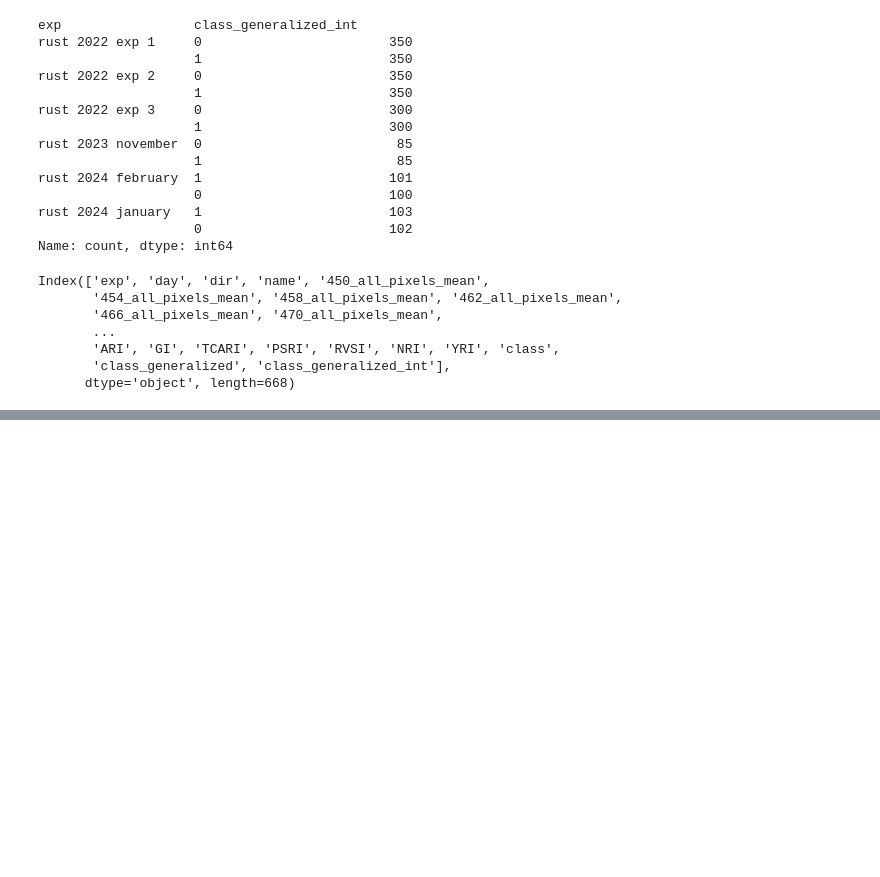
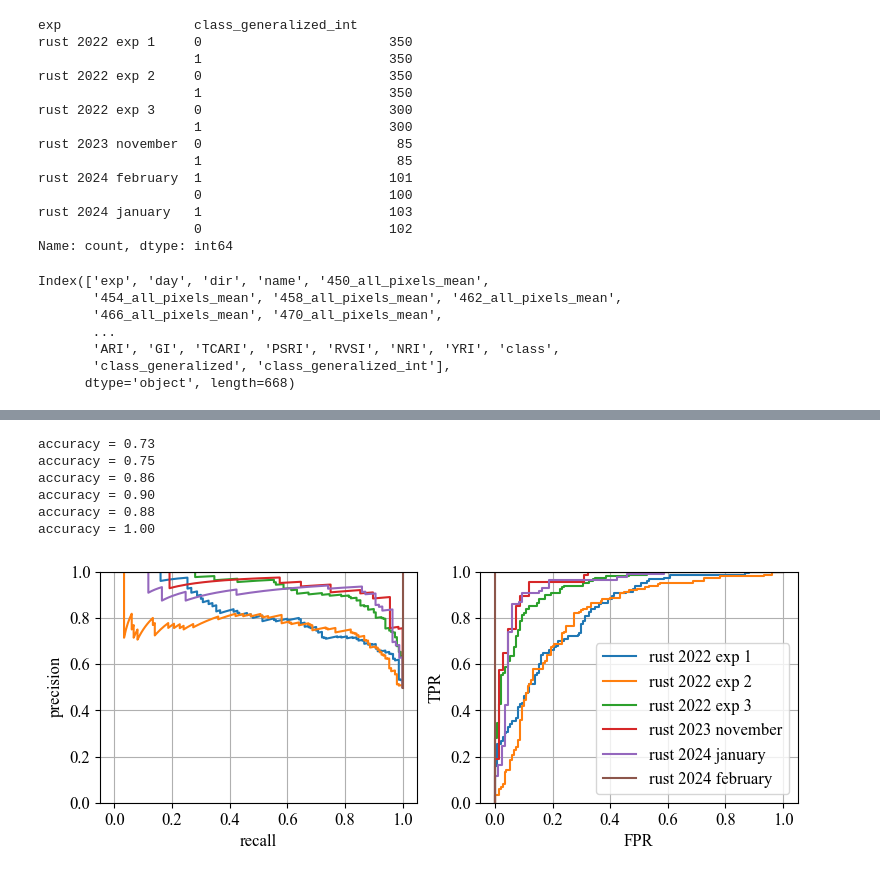
Before and after one commit to DanilaEremenko/HyperProcessing, a Jupyter notebook: main_ml_classify.ipynb, the cells around one changed output, grey strips where cells are left out. Drawn from its saved outputs; the diff is of its cells as text; code cells hidden in the pictures; blank space fills up the shorter version.

```diff
--- a/main_ml_classify.ipynb
+++ b/main_ml_classify.ipynb
@@ -238,0 +328,47 @@ fit_svm(
+# %%
+font = {'family': 'Times New Roman', 'weight': 'normal', 'size': 12}
+matplotlib.rc('font', **font)
+
+best_train_subset_id = -1
+
+fig, axes = plt.subplots(nrows=1, ncols=2, figsize=(9,3))
+for ax in axes:
+    ax.grid()
+
+
+for test_subset in exp_subsets:
+    x_test = features_norm_df[test_subset['indexes_selected']][mean_keys]
+    y_test = features_norm_df[test_subset['indexes_selected']]['class_generalized_int']
+
+    y_pred = model.predict_proba(x_test)
+    y_pred_class = y_pred.argmax(axis=-1)
+    y_pred_proba = y_pred[:,1]
+
+    print(f'accuracy = {metrics.accuracy_score(y_pred_class,y_test):.2f}')
+
+    precision, recall, thresholds = metrics.precision_recall_curve(y_test, y_pred_proba)
+    axes[0].plot(recall, precision, label=test_subset['name'])
+    fpr, tpr, thresholds = metrics.roc_curve(y_test, y_pred_proba)
+    axes[1].plot(fpr, tpr, label=test_subset['name'])
+
+
+
+axes[1].legend()
+for ax in axes:
+    ax.set_ylim(0,1)
+
+axes[0].set_xlabel('recall')
+axes[0].set_ylabel('precision')
+
+axes[1].set_xlabel('FPR')
+axes[1].set_ylabel('TPR')
+
+plt.show()
+# %% [output]
+accuracy = 0.73
+accuracy = 0.75
+accuracy = 0.86
+accuracy = 0.90
+accuracy = 0.88
+accuracy = 1.00
+[figure, added]
```
Also changed, not shown: parts of 16 cells of this notebook.
